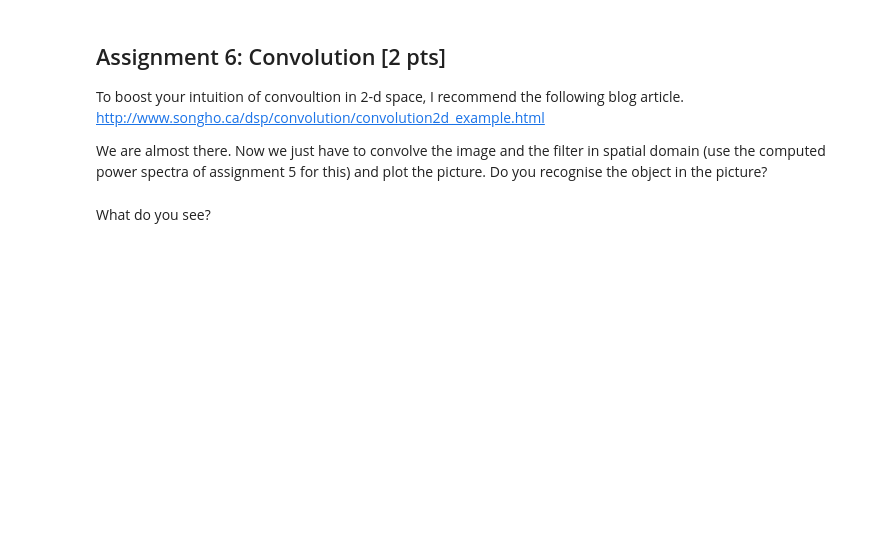
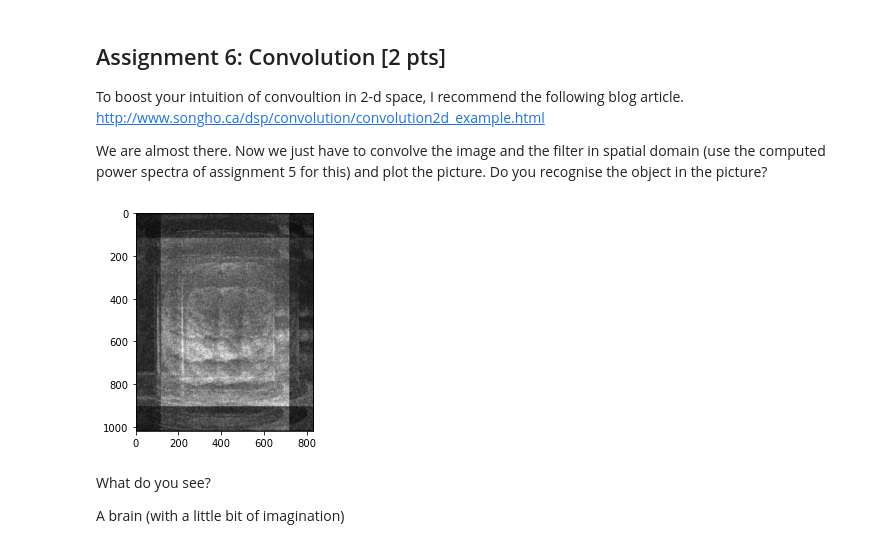
Before and after one commit to NBP-ACC/week-9-acc_3, a Jupyter notebook: sheet07.ipynb, the cells around one changed output. Cells and saved outputs as stored; diff of their text form; code cells hidden in the pictures; blank space fills up the shorter version.

```diff
--- a/sheet07.ipynb
+++ b/sheet07.ipynb
@@ -149,2 +157,10 @@ We are almost there. Now we just have to convolve the image and the filter in sp
+# %%
+result = signal.convolve2d(sig_spectrum, filter_spectrum)
+plt.imshow(result.real, cmap='gray')
+plt.show()
+# %% [output]
+[figure, added]
 # %% [markdown]
 What do you see?
+
+A brain (with a little bit of imagination)
```
Also changed, not shown: parts of 7 cells of this notebook.
